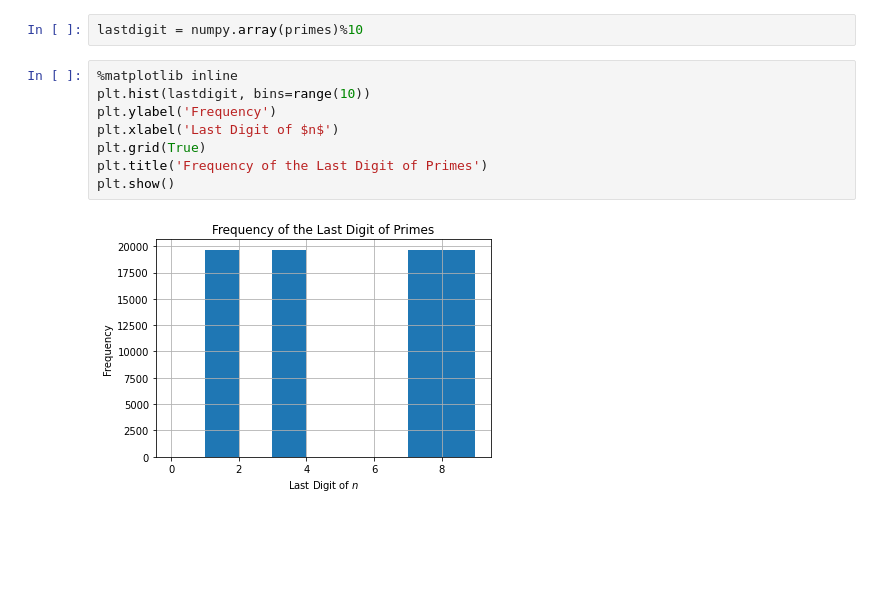
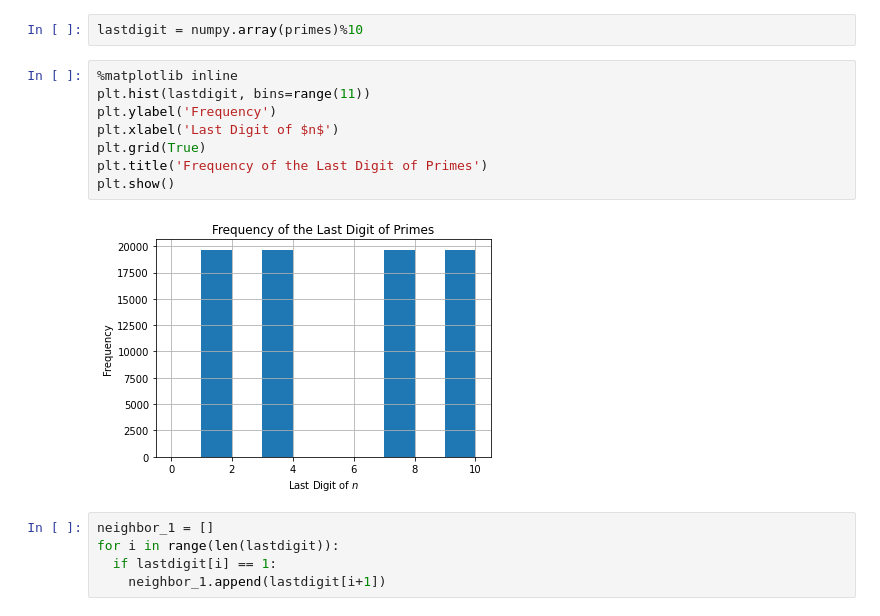
Before and after one commit to 001hazel/Math-152, a Jupyter notebook: P4M_Notebook_3.ipynb, the cells around one changed output. Saved outputs shown, nothing was run; the diff lists cells and outputs as text; blank space fills up the shorter version.

```diff
--- a/P4M_Notebook_3.ipynb
+++ b/P4M_Notebook_3.ipynb
@@ -1066,11 +1066,16 @@ plt.show()
 lastdigit = numpy.array(primes)%10
 # %%
 %matplotlib inline
-plt.hist(lastdigit, bins=range(10))
+plt.hist(lastdigit, bins=range(11))
 plt.ylabel('Frequency')
 plt.xlabel('Last Digit of $n$')
 plt.grid(True)
 plt.title('Frequency of the Last Digit of Primes')
 plt.show()
 # %% [output]
-[figure, old version]
+[figure, new version]
+# %%
+neighbor_1 = []
+for i in range(len(lastdigit)):
+  if lastdigit[i] == 1:
+    neighbor_1.append(lastdigit[i+1])
```
Also changed, not shown: parts of 4 cells of this notebook.
